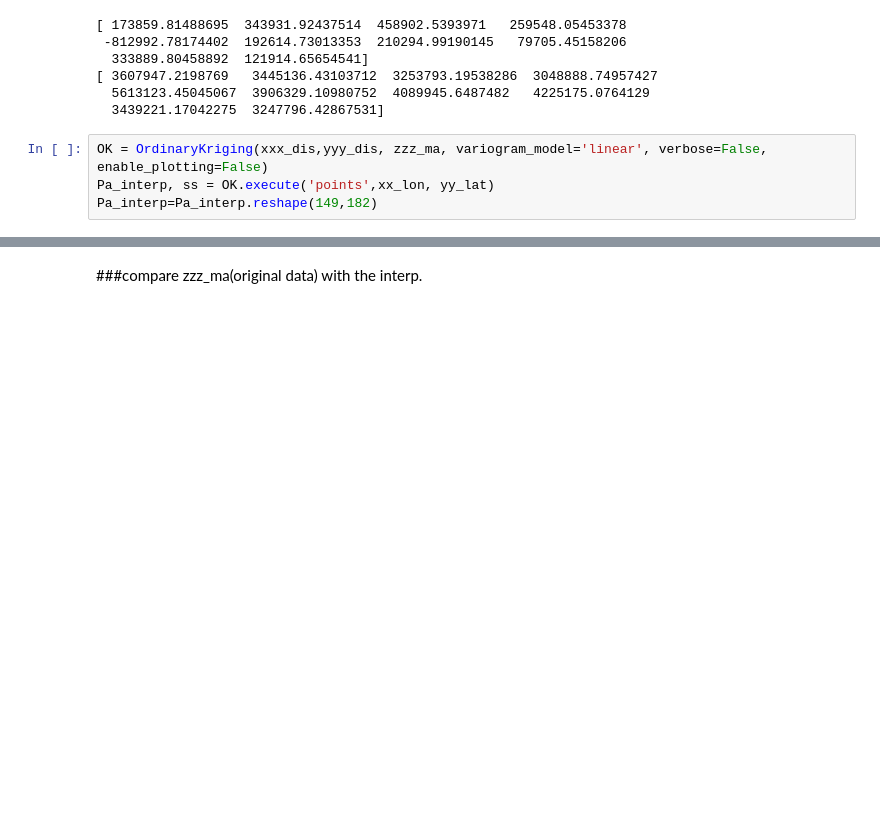
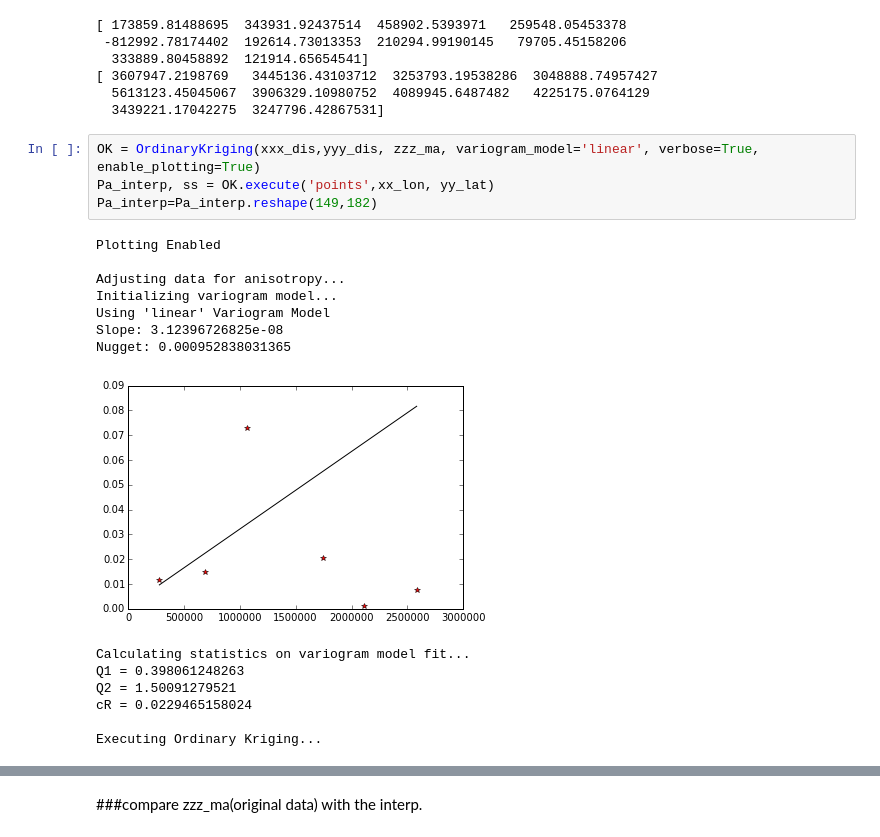
Before and after one commit to UBC-MOAD/analysis-cindy, a Jupyter notebook: notebooks/[initial_condition]Horizontal interpolation1.ipynb, the cells around one changed output, grey strips where cells are left out. Drawn from its saved outputs; the diff is of its cells as text; blank space fills up the shorter version.

```diff
--- a/notebooks/[initial_condition]Horizontal interpolation1.ipynb
+++ b/notebooks/[initial_condition]Horizontal interpolation1.ipynb
@@ -92,9 +92,24 @@ print yyy_dis
   5613123.45045067  3906329.10980752  4089945.6487482   4225175.0764129
   3439221.17042275  3247796.42867531]
 # %%
-OK = OrdinaryKriging(xxx_dis,yyy_dis, zzz_ma, variogram_model='linear', verbose=False, enable_plotting=False)
+OK = OrdinaryKriging(xxx_dis,yyy_dis, zzz_ma, variogram_model='linear', verbose=True, enable_plotting=True)
 Pa_interp, ss = OK.execute('points',xx_lon, yy_lat)
 Pa_interp=Pa_interp.reshape(149,182)
+# %% [output]
+Plotting Enabled
+
+Adjusting data for anisotropy...
+Initializing variogram model...
+Using 'linear' Variogram Model
+Slope: 3.12396726825e-08
+Nugget: 0.000952838031365
+[figure, added]
+Calculating statistics on variogram model fit...
+Q1 = 0.398061248263
+Q2 = 1.50091279521
+cR = 0.0229465158024
+
+Executing Ordinary Kriging...
 # %%
 fig=plt.figure(figsize=(10, 10)); ax=plt.gca()
 m = Basemap(projection='npstere',boundinglat=60,lon_0=0,resolution='l')
```
Also changed, not shown: parts of 1 cell of this notebook, 1 other file.
